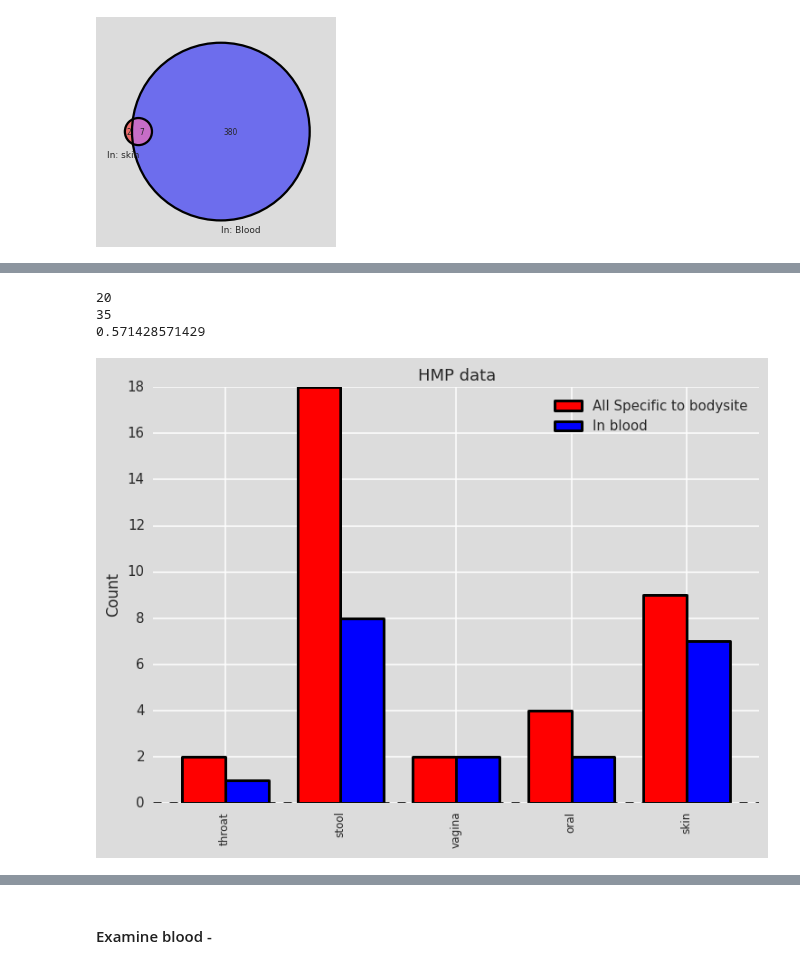
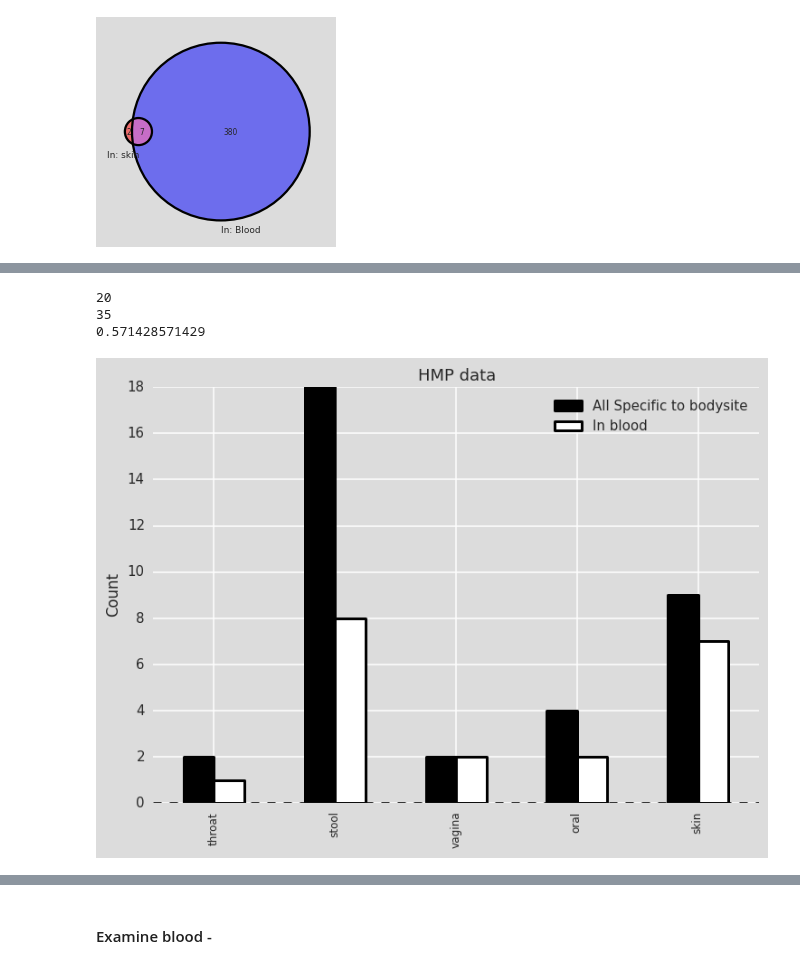
Before and after one commit to lmart999/CS229, a Jupyter notebook: Relman_Decomposition.ipynb, the cells around one changed output, grey strips where cells are left out. Cells and saved outputs as stored; diff of their text form; code cells hidden in the pictures.

```diff
--- a/Relman_Decomposition.ipynb
+++ b/Relman_Decomposition.ipynb
@@ -161,7 +146,7 @@ mean_data_16s.shape
 (456, 7)
 # %%
 blood=pd.DataFrame(mean_data_16s['Blood'])
-mean_data_hmp=pd.concat([hmp_dat_norm,blood],axis=1,join='outer')
+mean_data_hmp=pd.concat([blood,hmp_dat_norm],axis=1,join='outer')
 mean_data_hmp.fillna(0,inplace=True)
-mean_data_hmp.shape
+mean_data_hmp.head(3)
 # %% [output]
@@ -322,7 +366,7 @@ def site_specific_in_blood(makePlot,bs_data,site_spec):
             plt.show()
     return stor_specific,spec_df
 
-in_tis_not_blood_hmp,spec_df_hmp=site_specific_in_blood(1,binary_hmp,site_specific_hmp)
+in_bs_not_blood_hmp,spec_df_hmp=site_specific_in_blood(1,binary_hmp,site_specific_hmp)
 # %% [output]
 [figure]
 [figure]
@@ -332,22 +413,22 @@ in_tis_not_blood_hmp,spec_df_hmp=site_specific_in_blood(1,binary_hmp,site_specif
 # %%
 def spec_bug_stat(spec_df,ti):
     print spec_df['In blood'].sum()
     print spec_df['All Specific to bodysite'].sum()
     f=np.float(spec_df['In blood'].sum())/spec_df['All Specific to bodysite'].sum()
     print f
-    p = spec_df.plot(kind='bar',color=['red','blue'],alpha=1,lw=2)
+    p = spec_df.plot(kind='bar',color=['black','white'],alpha=1,lw=2)
     plt.xticks(fontsize=8)
     plt.title(ti)
     plt.ylabel('Count')
     return p
 
 p=spec_bug_stat(spec_df_hmp,'HMP data')
 fig = p.get_figure()
-fig.savefig(os.getcwd()+'/Desktop/Spec_HMP_%s.png'%taxLevel_for_analysis,format='png',bbox_inches='tight',dpi=150,pad_inches=0.5)
-fig.savefig(os.getcwd()+'/Desktop/Spec_HMP_%s.pdf'%taxLevel_for_analysis,format='pdf',bbox_inches='tight',dpi=150,pad_inches=0.5)
+#fig.savefig(os.getcwd()+'/Desktop/Spec_HMP_%s.png'%taxLevel_for_analysis,format='png',bbox_inches='tight',dpi=150,pad_inches=0.5)
+#fig.savefig(os.getcwd()+'/Desktop/Spec_HMP_%s.pdf'%taxLevel_for_analysis,format='pdf',bbox_inches='tight',dpi=150,pad_inches=0.5)
 # %% [output]
 20
 35
 0.571428571429
-[figure, old version]
+[figure, new version]
 # %%
```
Also changed, not shown: parts of 44 cells of this notebook.
